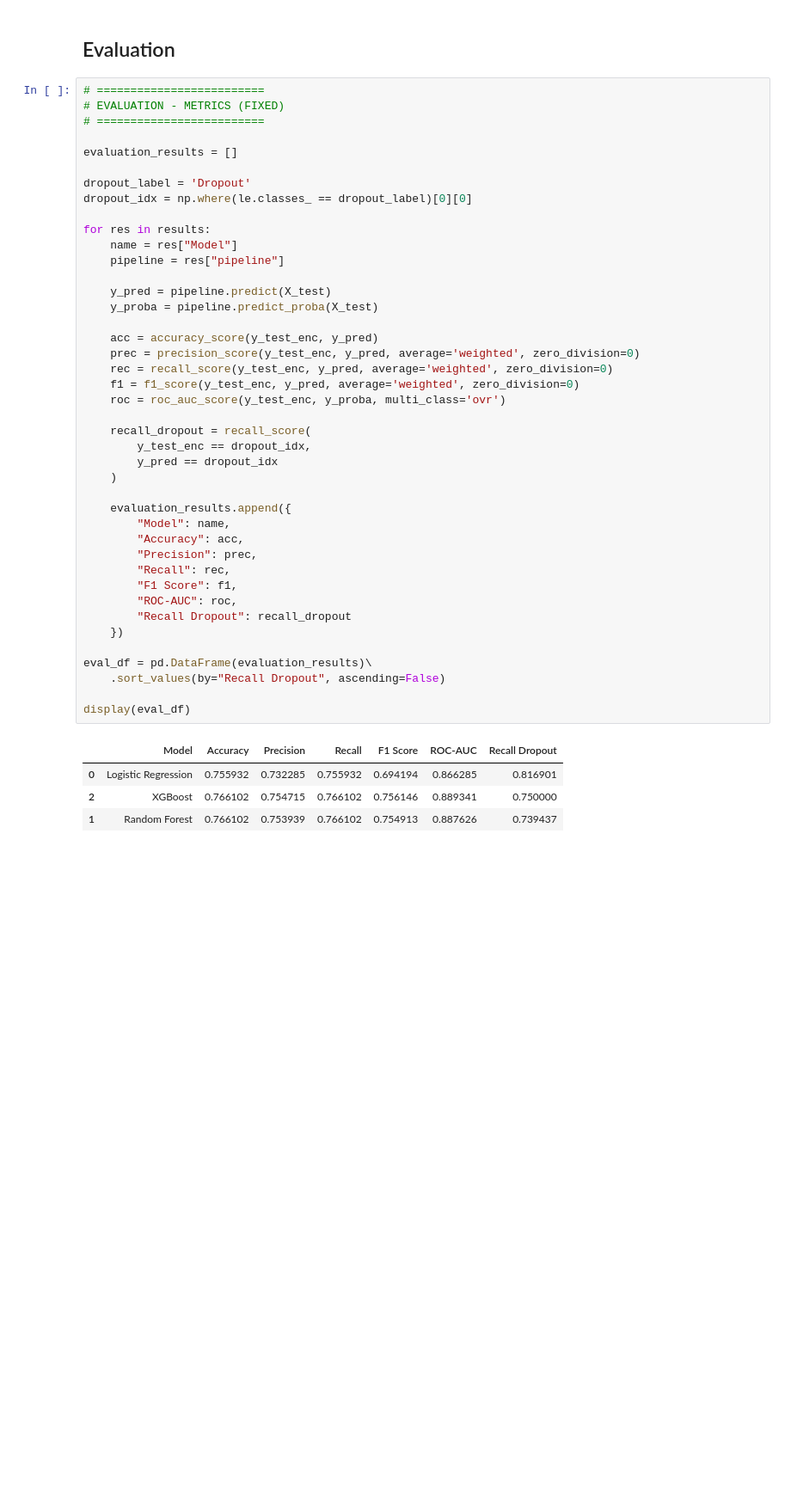
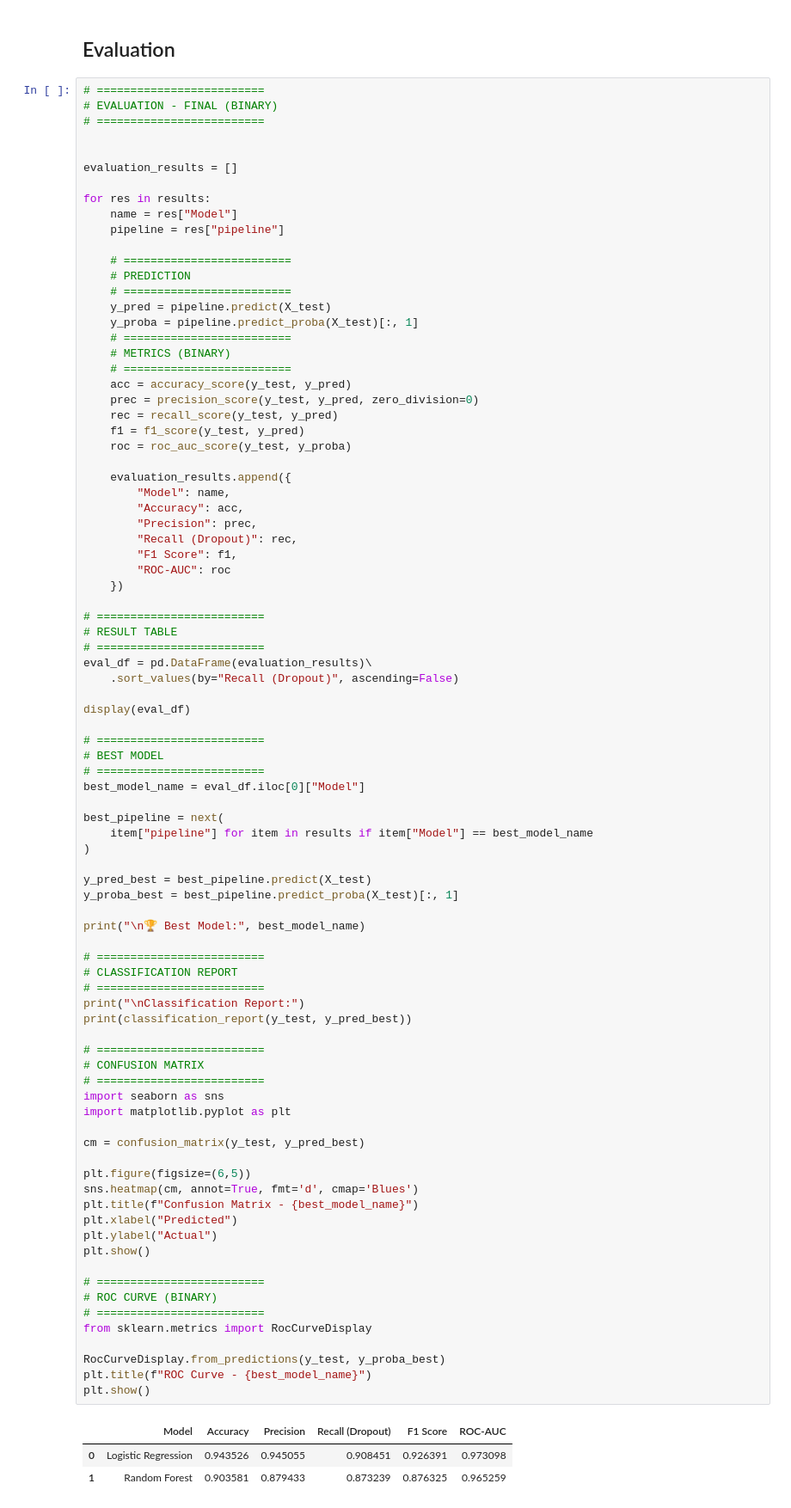
Before and after one commit to faizkacu/Student-Dropout, a Jupyter notebook: notebook.ipynb, the cells around one changed output. Shown at 86% size. Saved outputs shown, nothing was run; the diff lists cells and outputs as text; blank space fills up the shorter version.

```diff
--- a/notebook.ipynb
+++ b/notebook.ipynb
@@ -598,48 +663,91 @@ Model berhasil disimpan
 ## Evaluation
 # %%
 # =========================
-# EVALUATION - METRICS (FIXED)
+# EVALUATION - FINAL (BINARY)
 # =========================
 
+
 evaluation_results = []
-
-dropout_label = 'Dropout'
-dropout_idx = np.where(le.classes_ == dropout_label)[0][0]
 
 for res in results:
     name = res["Model"]
     pipeline = res["pipeline"]
 
+    # =========================
+    # PREDICTION
+    # =========================
     y_pred = pipeline.predict(X_test)
-    y_proba = pipeline.predict_proba(X_test)
-
-    acc = accuracy_score(y_test_enc, y_pred)
-    prec = precision_score(y_test_enc, y_pred, average='weighted', zero_division=0)
-    rec = recall_score(y_test_enc, y_pred, average='weighted', zero_division=0)
-    f1 = f1_score(y_test_enc, y_pred, average='weighted', zero_division=0)
-    roc = roc_auc_score(y_test_enc, y_proba, multi_class='ovr')
-
-    recall_dropout = recall_score(
-        y_test_enc == dropout_idx,
-        y_pred == dropout_idx
-    )
+    y_proba = pipeline.predict_proba(X_test)[:, 1]
+    # =========================
+    # METRICS (BINARY)
+    # =========================
+    acc = accuracy_score(y_test, y_pred)
+    prec = precision_score(y_test, y_pred, zero_division=0)
+    rec = recall_score(y_test, y_pred)
+    f1 = f1_score(y_test, y_pred)
+    roc = roc_auc_score(y_test, y_proba)
 
     evaluation_results.append({
         "Model": name,
         "Accuracy": acc,
         "Precision": prec,
-        "Recall": rec,
+        "Recall (Dropout)": rec,
         "F1 Score": f1,
-        "ROC-AUC": roc,
-        "Recall Dropout": recall_dropout
+        "ROC-AUC": roc
     })
 
+# =========================
+# RESULT TABLE
+# =========================
 eval_df = pd.DataFrame(evaluation_results)\
-    .sort_values(by="Recall Dropout", ascending=False)
+    .sort_values(by="Recall (Dropout)", ascending=False)
 
 display(eval_df)
+
+# =========================
+# BEST MODEL
+# =========================
+best_model_name = eval_df.iloc[0]["Model"]
+
+best_pipeline = next(
+    item["pipeline"] for item in results if item["Model"] == best_model_name
+)
+
+y_pred_best = best_pipeline.predict(X_test)
+y_proba_best = best_pipeline.predict_proba(X_test)[:, 1]
+
+print("\n🏆 Best Model:", best_model_name)
+
+# =========================
+# CLASSIFICATION REPORT
+# =========================
+print("\nClassification Report:")
+print(classification_report(y_test, y_pred_best))
+
+# =========================
+# CONFUSION MATRIX
+# =========================
+import seaborn as sns
+import matplotlib.pyplot as plt
+
+cm = confusion_matrix(y_test, y_pred_best)
+
+plt.figure(figsize=(6,5))
+sns.heatmap(cm, annot=True, fmt='d', cmap='Blues')
+plt.title(f"Confusion Matrix - {best_model_name}")
+plt.xlabel("Predicted")
+plt.ylabel("Actual")
+plt.show()
+
+# =========================
+# ROC CURVE (BINARY)
+# =========================
+from sklearn.metrics import RocCurveDisplay
+
+RocCurveDisplay.from_predictions(y_test, y_proba_best)
+plt.title(f"ROC Curve - {best_model_name}")
+plt.show()
 # %% [output]
-|  | Model | Accuracy | Precision | Recall | F1 Score | ROC-AUC | Recall Dropout |
-| 0 | Logistic Regression | 0.755932 | 0.732285 | 0.755932 | 0.694194 | 0.866285 | 0.816901 |
-| 2 | XGBoost | 0.766102 | 0.754715 | 0.766102 | 0.756146 | 0.889341 | 0.750000 |
-| 1 | Random Forest | 0.766102 | 0.753939 | 0.766102 | 0.754913 | 0.887626 | 0.739437 |
+|  | Model | Accuracy | Precision | Recall (Dropout) | F1 Score | ROC-AUC |
+| 0 | Logistic Regression | 0.943526 | 0.945055 | 0.908451 | 0.926391 | 0.973098 |
+| 1 | Random Forest | 0.903581 | 0.879433 | 0.873239 | 0.876325 | 0.965259 |
```
Also changed, not shown: parts of 5 cells of this notebook, 4 other files.
